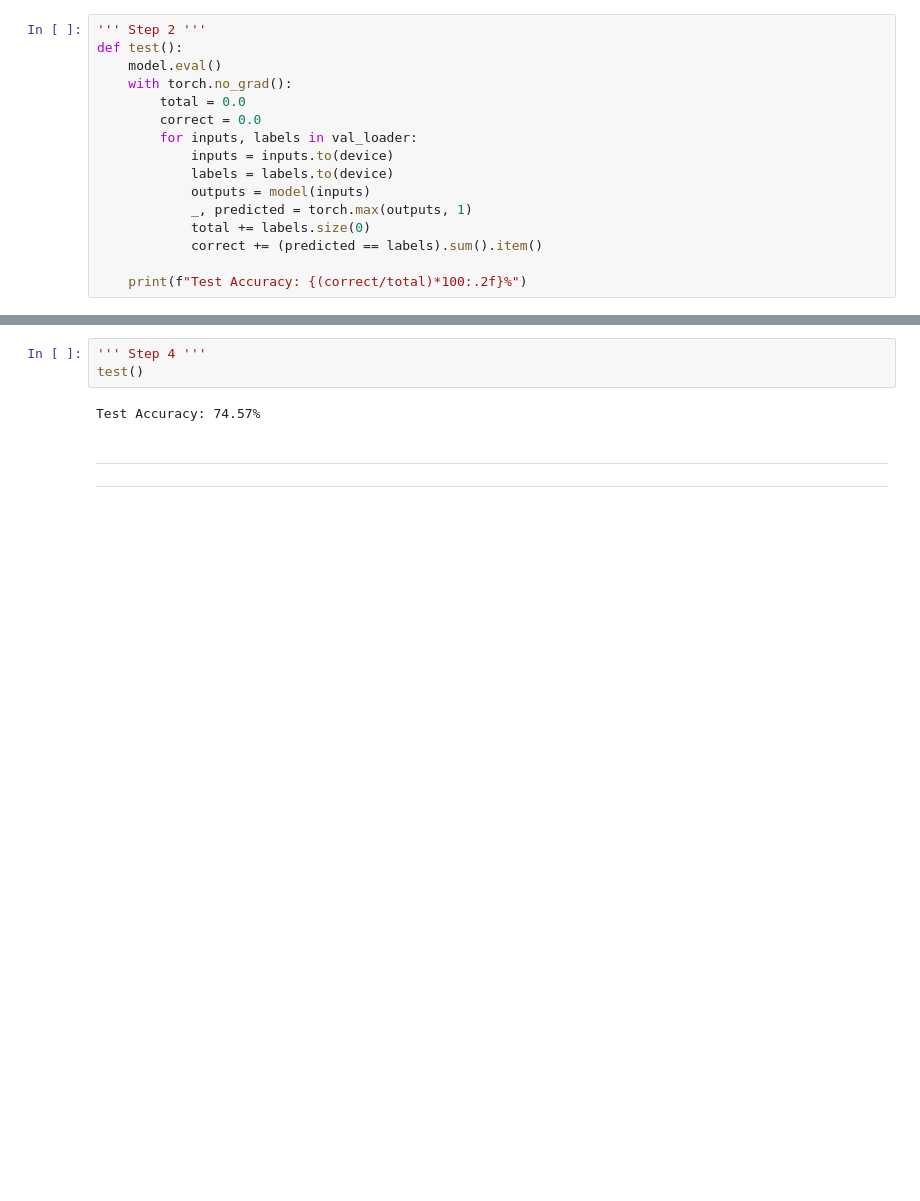
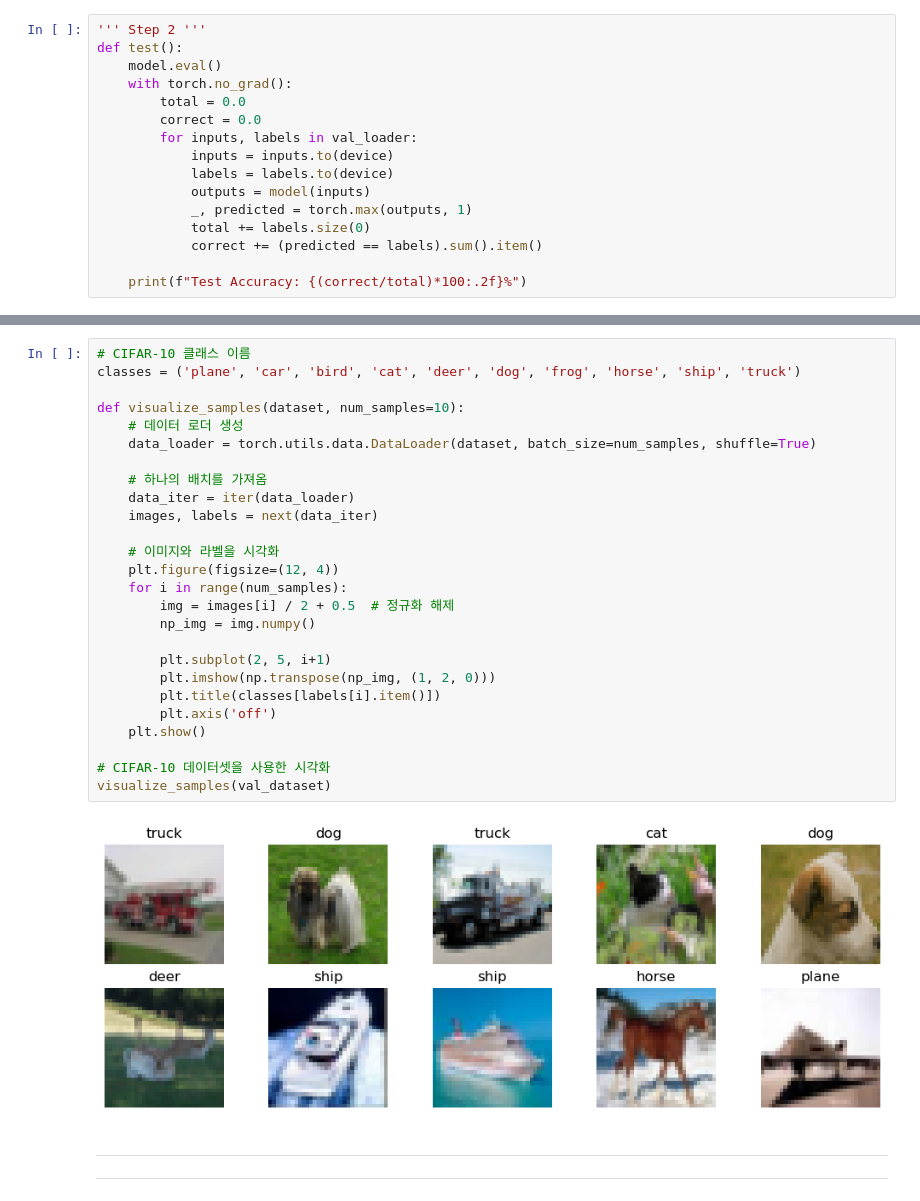
Before and after one commit to Yohan-ParkGist/S24_DL, a Jupyter notebook: HW02_20195067.ipynb, the cells around one changed output, grey strips where cells are left out. Cells and saved outputs as stored; diff of their text form; blank space fills up the shorter version.

```diff
--- a/HW02_20195067.ipynb
+++ b/HW02_20195067.ipynb
@@ -181,8 +181,31 @@ Epoch 20/20, Loss: 0.22026061412287842
-# %%
-''' Step 4 '''
-test()
-# %% [output]
-Test Accuracy: 74.57%
+# %%
+# CIFAR-10 클래스 이름
+classes = ('plane', 'car', 'bird', 'cat', 'deer', 'dog', 'frog', 'horse', 'ship', 'truck')
+
+def visualize_samples(dataset, num_samples=10):
+    # 데이터 로더 생성
+    data_loader = torch.utils.data.DataLoader(dataset, batch_size=num_samples, shuffle=True)
+
+    # 하나의 배치를 가져옴
+    data_iter = iter(data_loader)
+    images, labels = next(data_iter)
+
+    # 이미지와 라벨을 시각화
+    plt.figure(figsize=(12, 4))
+    for i in range(num_samples):
+        img = images[i] / 2 + 0.5  # 정규화 해제
+        np_img = img.numpy()
+
+        plt.subplot(2, 5, i+1)
+        plt.imshow(np.transpose(np_img, (1, 2, 0)))
+        plt.title(classes[labels[i].item()])
+        plt.axis('off')
+    plt.show()
+
+# CIFAR-10 데이터셋을 사용한 시각화
+visualize_samples(val_dataset)
+# %% [output]
+[figure, added]
 # %% [markdown]
 ---
 ---
```
Also changed, not shown: parts of 7 cells of this notebook, 1 other file.
